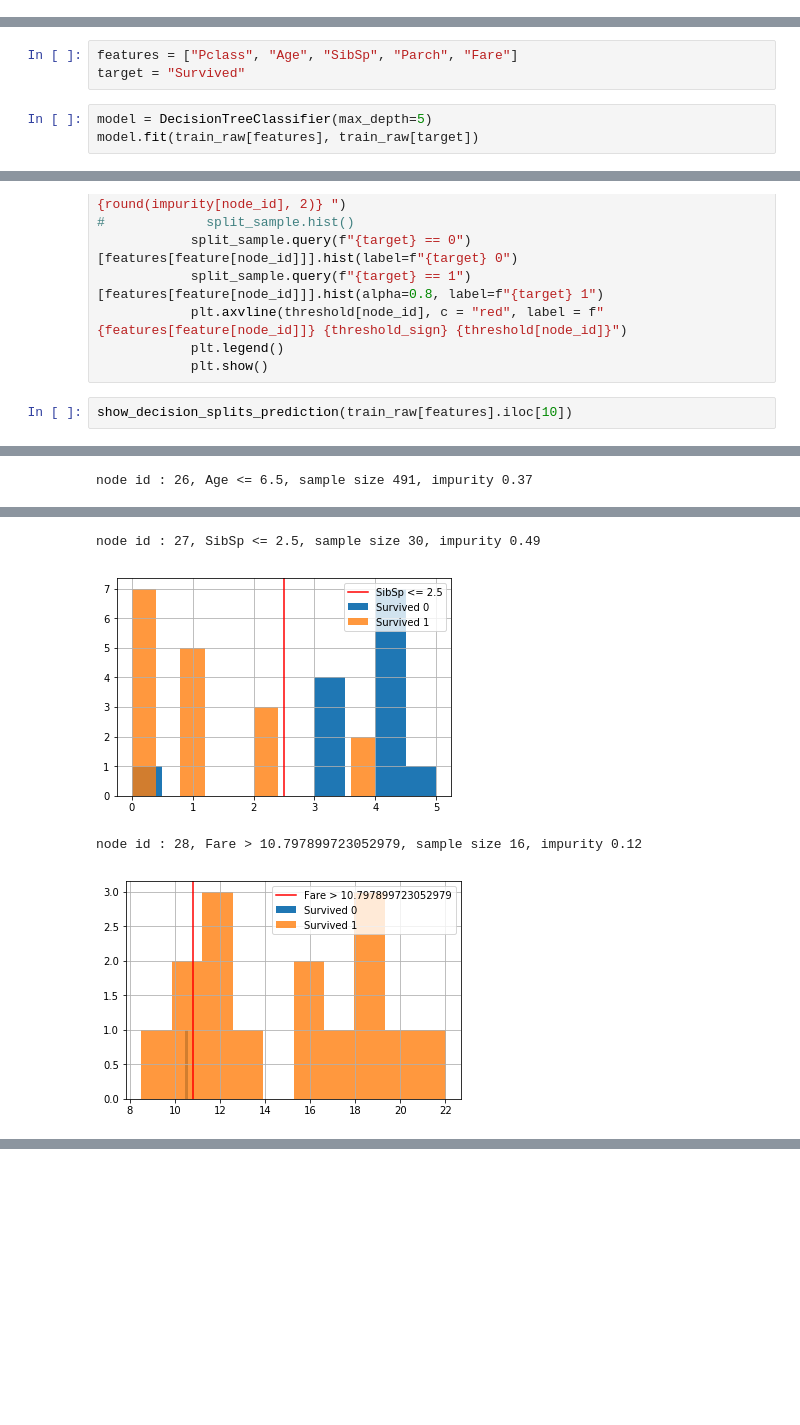
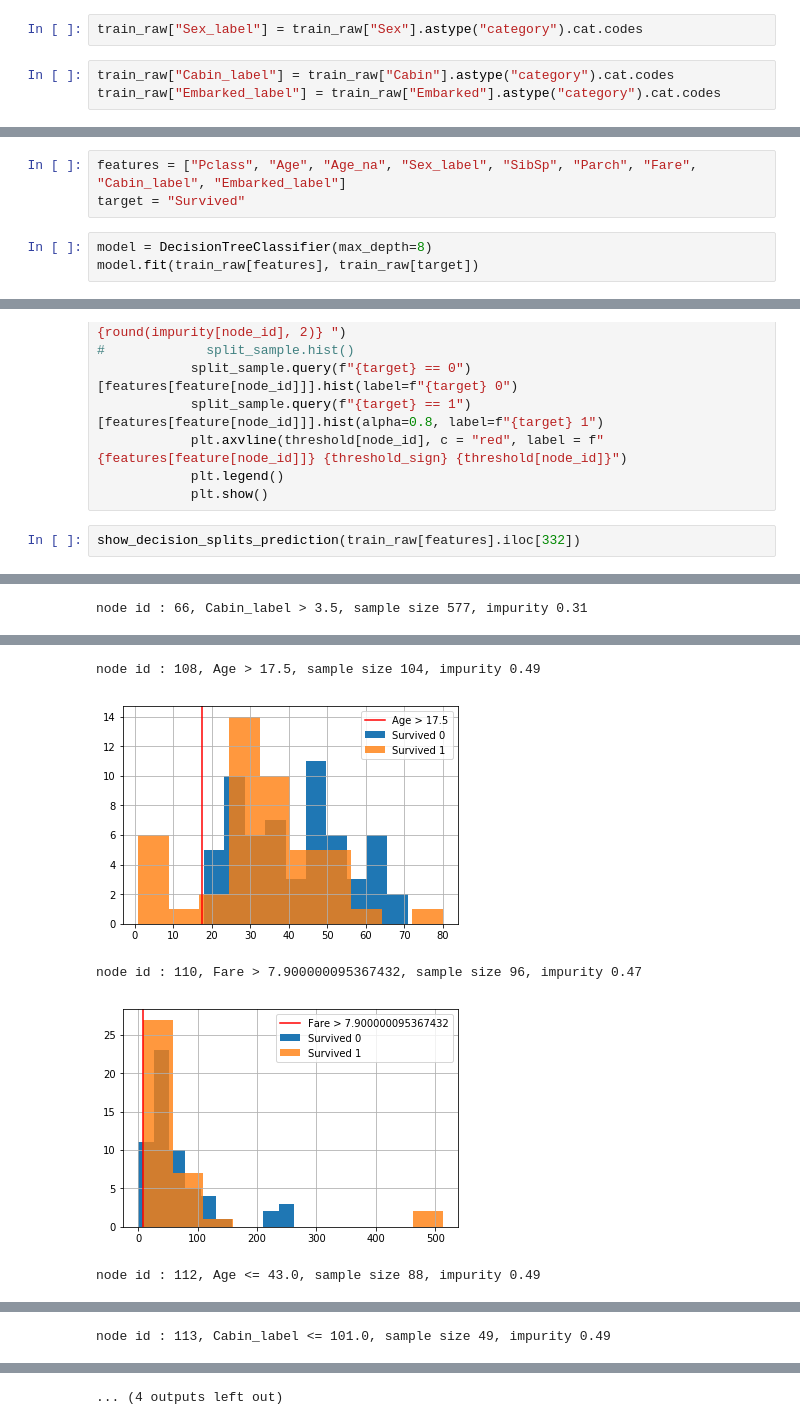
Before and after one commit to tlapusan/woodpecker, a Jupyter notebook: notebooks/DecisionTreeStructure.ipynb, the cells around one changed output, grey strips where cells are left out. Cells and saved outputs as stored; diff of their text form; blank space fills up the shorter version.

Commit message:
Add more visualisations

```diff
--- a/notebooks/DecisionTreeStructure.ipynb
+++ b/notebooks/DecisionTreeStructure.ipynb
@@ -76 +85,6 @@ train_raw.describe()
+# %%
+train_raw["Sex_label"] = train_raw["Sex"].astype("category").cat.codes
+# %%
+train_raw["Cabin_label"] = train_raw["Cabin"].astype("category").cat.codes
+train_raw["Embarked_label"] = train_raw["Embarked"].astype("category").cat.codes
 # %%
@@ -82,9 +111,9 @@ train_raw.fillna({"Age":train_raw.median()["Age"]}, inplace=True)
 # %% [markdown]
 ## Model training
 # %%
-features = ["Pclass", "Age", "SibSp", "Parch", "Fare"]
+features = ["Pclass", "Age", "Age_na", "Sex_label", "SibSp", "Parch", "Fare", "Cabin_label", "Embarked_label"]
 target = "Survived"
 # %%
-model = DecisionTreeClassifier(max_depth=5)
+model = DecisionTreeClassifier(max_depth=8)
 model.fit(train_raw[features], train_raw[target])
 # %% [output]
@@ -184,5 +229,5 @@ def show_decision_splits_prediction(sample):
             plt.legend()
             plt.show()
 # %%
-show_decision_splits_prediction(train_raw[features].iloc[10])
+show_decision_splits_prediction(train_raw[features].iloc[332])
 # %% [output]
@@ -191 +236 @@ node id : 0, Pclass > 2.5, sample size 891, impurity 0.47
-node id : 26, Age <= 6.5, sample size 491, impurity 0.37
+node id : 66, Cabin_label > 3.5, sample size 577, impurity 0.31
@@ -193,4 +238,5 @@ node id : 26, Age <= 6.5, sample size 491, impurity 0.37
-node id : 27, SibSp <= 2.5, sample size 30, impurity 0.49
+node id : 108, Age > 17.5, sample size 104, impurity 0.49
-[figure, old version]
+[figure, new version]
-node id : 28, Fare > 10.797899723052979, sample size 16, impurity 0.12
+node id : 110, Fare > 7.900000095367432, sample size 96, impurity 0.47
-[figure, old version]
+[figure, new version]
+node id : 112, Age <= 43.0, sample size 88, impurity 0.49
@@ -196,0 +244 @@ node id : 28, Fare > 10.797899723052979, sample size 16, impurity 0.12
+node id : 113, Cabin_label <= 101.0, sample size 49, impurity 0.49
@@ -197,3 +246,4 @@ node id : 28, Fare > 10.797899723052979, sample size 16, impurity 0.12
+... (4 outputs left out)
 # %%
 features
 # %% [output]
```
Also changed, not shown: parts of 15 cells of this notebook, 1 other file.
